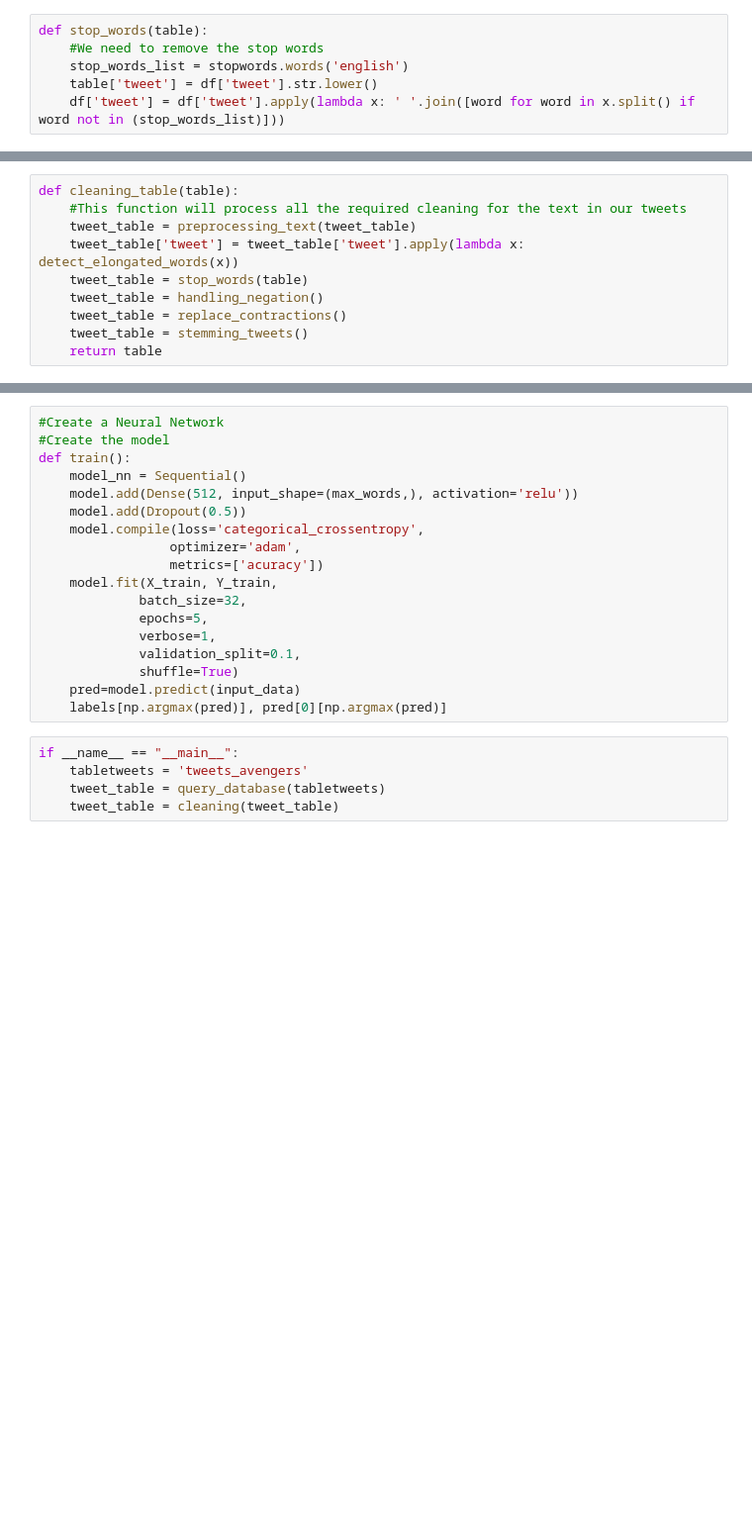
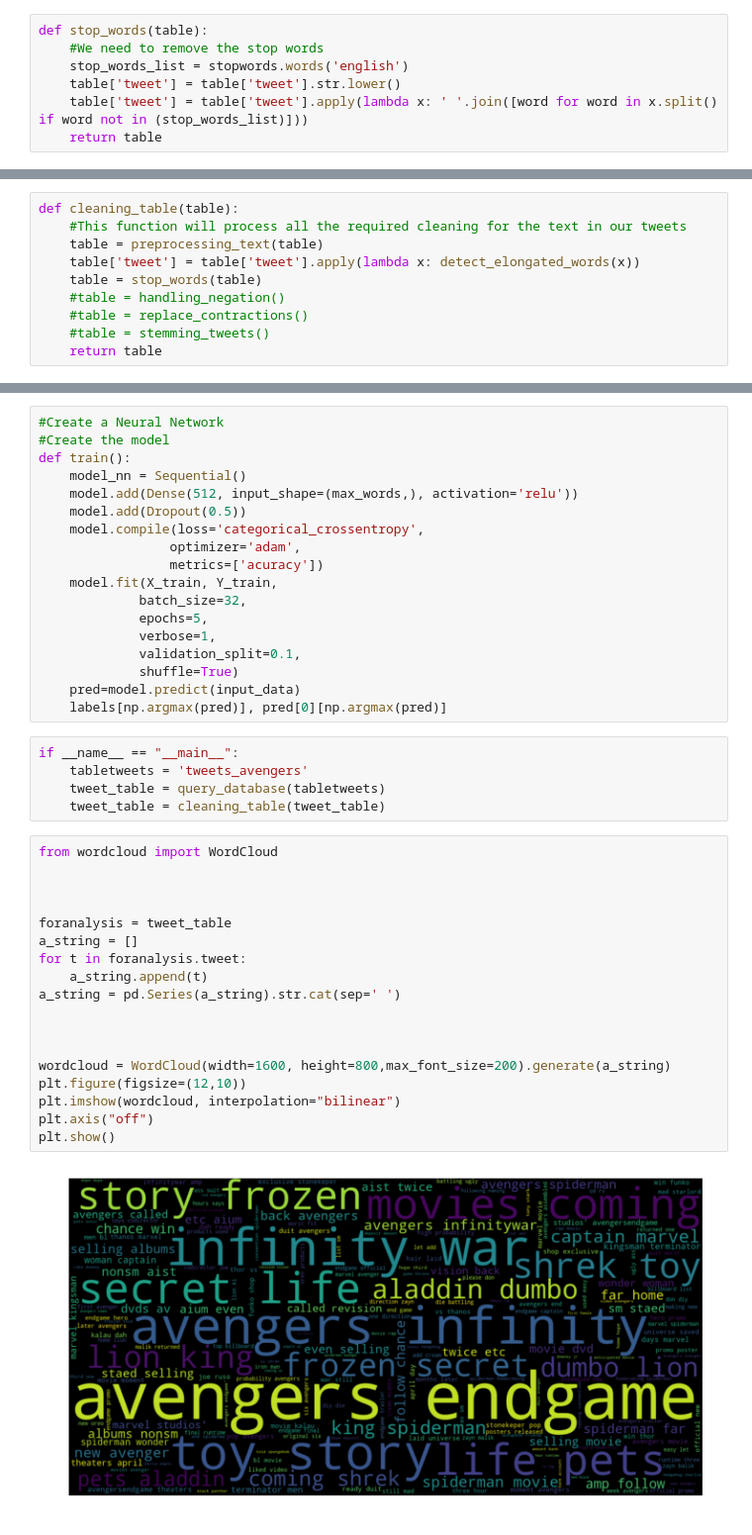
Before and after one commit to ugis22/analysing_twitter, a Jupyter notebook: Analysis of Twitter.ipynb, the cells around one changed output, grey strips where cells are left out. Shown at 99% size. Drawn from its saved outputs; the diff is of its cells as text; blank space fills up the shorter version.

```diff
--- a/Analysis of Twitter.ipynb
+++ b/Analysis of Twitter.ipynb
@@ -86,6 +89,7 @@ def detect_elongated_words(row):
 def stop_words(table):
     #We need to remove the stop words
     stop_words_list = stopwords.words('english')
-    table['tweet'] = df['tweet'].str.lower()
-    df['tweet'] = df['tweet'].apply(lambda x: ' '.join([word for word in x.split() if word not in (stop_words_list)]))
+    table['tweet'] = table['tweet'].str.lower()
+    table['tweet'] = table['tweet'].apply(lambda x: ' '.join([word for word in x.split() if word not in (stop_words_list)]))
+    return table
 # %%
@@ -97,12 +103,12 @@ def stemming_tweets():
 # %%
 def cleaning_table(table):
     #This function will process all the required cleaning for the text in our tweets
-    tweet_table = preprocessing_text(tweet_table)
-    tweet_table['tweet'] = tweet_table['tweet'].apply(lambda x: detect_elongated_words(x))
-    tweet_table = stop_words(table)
-    tweet_table = handling_negation()
-    tweet_table = replace_contractions()
-    tweet_table = stemming_tweets()
+    table = preprocessing_text(table)
+    table['tweet'] = table['tweet'].apply(lambda x: detect_elongated_words(x))
+    table = stop_words(table)
+    #table = handling_negation()
+    #table = replace_contractions()
+    #table = stemming_tweets()
     return table
 # %%
 #Processing the data: Tokenization
@@ -134,4 +174,24 @@ def train():
 if __name__ == "__main__":
     tabletweets = 'tweets_avengers'
     tweet_table = query_database(tabletweets)
-    tweet_table = cleaning(tweet_table)
+    tweet_table = cleaning_table(tweet_table)
+# %%
+from wordcloud import WordCloud
+
+
+
+foranalysis = tweet_table
+a_string = []
+for t in foranalysis.tweet:
+    a_string.append(t)
+a_string = pd.Series(a_string).str.cat(sep=' ')
+
+
+
+wordcloud = WordCloud(width=1600, height=800,max_font_size=200).generate(a_string)
+plt.figure(figsize=(12,10))
+plt.imshow(wordcloud, interpolation="bilinear")
+plt.axis("off")
+plt.show()
+# %% [output]
+[figure, added]
```
Also changed, not shown: parts of 6 cells of this notebook.
